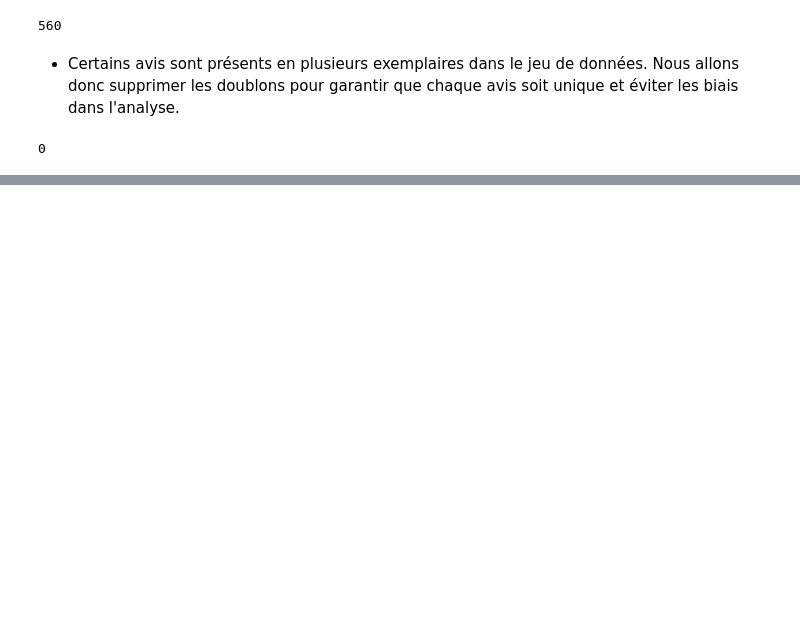
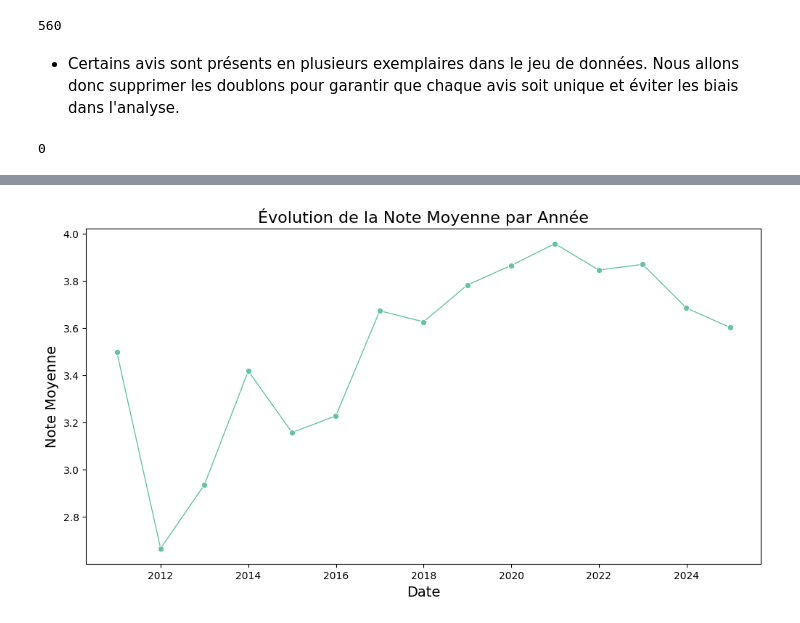
Before and after one commit to KylianSts/UGC_project, a Jupyter notebook: Exploration_visualisation.ipynb, the cells around one changed output, grey strips where cells are left out. Saved outputs shown, nothing was run; the diff lists cells and outputs as text; code cells hidden in the pictures; blank space fills up the shorter version.

```diff
--- a/Exploration_visualisation.ipynb
+++ b/Exploration_visualisation.ipynb
@@ -104,0 +128,13 @@ df.duplicated().sum()
+# %%
+nb_avis_per_month = df_viz.groupby(pd.Grouper(key='date', freq='YE'))['rating'].mean().reset_index()
+
+plt.figure(figsize=(12, 6))
+sns.lineplot(x='date', y='rating', data=nb_avis_per_month, marker='o', linewidth=1)
+
+plt.title("Évolution de la Note Moyenne par Année", fontsize=16)
+plt.xlabel("Date", fontsize=14)
+plt.ylabel("Note Moyenne", fontsize=14)
+
+plt.show()
+# %% [output]
+[figure, added]
```
Also changed, not shown: parts of 27 cells of this notebook.
